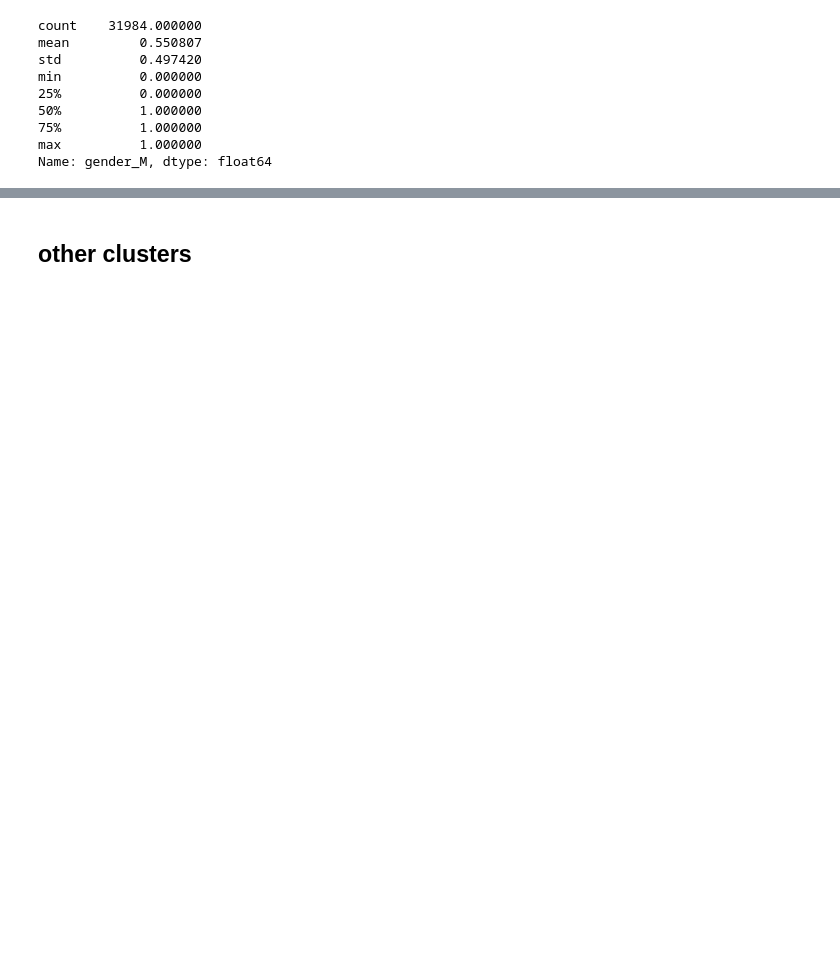
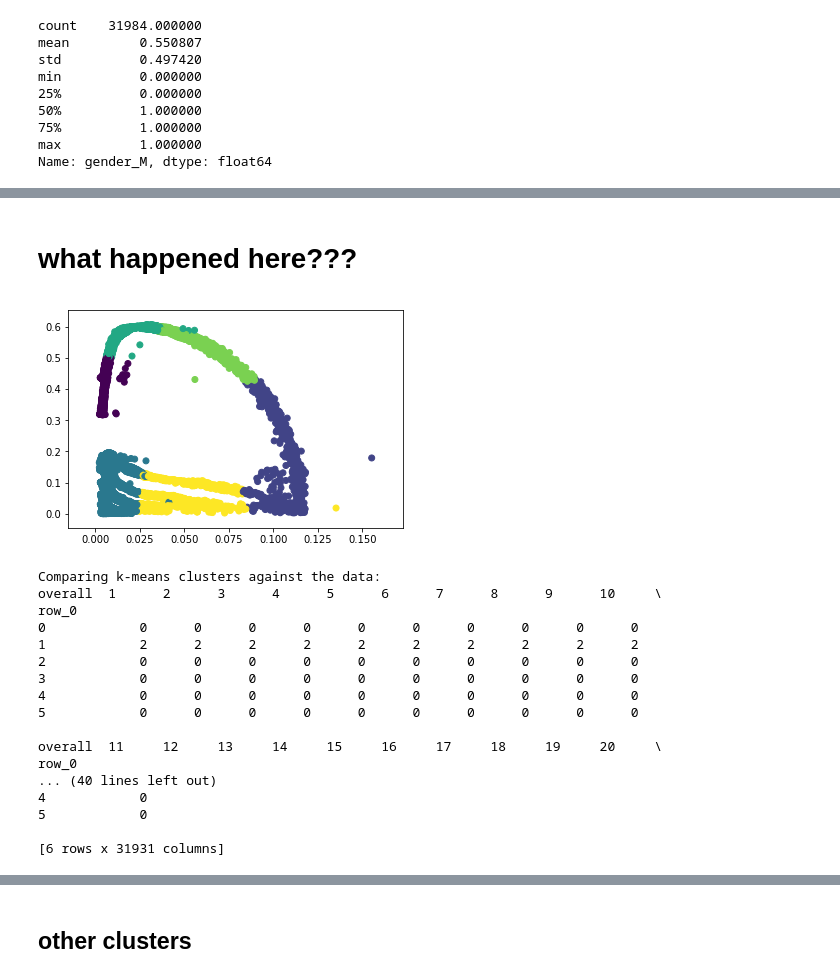
Before and after one commit to kathieking/Thinkful, a Jupyter notebook: check30_challenge_clustering.ipynb, the cells around one changed output, grey strips where cells are left out. Saved outputs shown, nothing was run; the diff lists cells and outputs as text; code cells hidden in the pictures; blank space fills up the shorter version.

```diff
--- a/check30_challenge_clustering.ipynb
+++ b/check30_challenge_clustering.ipynb
@@ -252,0 +339,2 @@ Name: gender_M, dtype: float64
+# %%
+df_boston = df.drop(['name', 'bib', 'state', 'country', 'city'], axis=1)
@@ -346,7 +387,16 @@ plt.show()
+# %%
+# Define the features and the outcome.
+X = df_boston.loc[:, df_boston.columns != 'overall']
+y = df_boston['overall']
 # %%
 from sklearn.cluster import KMeans
-Kmean = KMeans(n_clusters=2)
-Kmean.fit(X)
+Kmean = KMeans(n_clusters=6, random_state=42)
+# Normalize the data.
+X_norm = normalize(X)
+Kmean.fit(X_norm)
+
+# Calculate predicted values.
+y_pred = Kmean.fit_predict(X_norm)
 # %%
 #finding the centroid
 Kmean.cluster_centers_
@@ -367,0 +421,31 @@ y_km = km.fit_predict(X)
+# %% [markdown]
+# what happened here???
+# %%
+#do not use
+
+# Plot the solution.
+plt.scatter(X_norm[:, 0], X_norm[:, 1], c=y_pred)
+plt.show()
+
+# Check the solution against the data.
+print('Comparing k-means clusters against the data:')
+print(pd.crosstab(y_pred, y))
+# %% [output]
+[figure, added]
+Comparing k-means clusters against the data:
+overall  1      2      3      4      5      6      7      8      9      10     \
+row_0
+0            0      0      0      0      0      0      0      0      0      0
+1            2      2      2      2      2      2      2      2      2      2
+2            0      0      0      0      0      0      0      0      0      0
+3            0      0      0      0      0      0      0      0      0      0
+4            0      0      0      0      0      0      0      0      0      0
+5            0      0      0      0      0      0      0      0      0      0
+
+overall  11     12     13     14     15     16     17     18     19     20     \
+row_0
+... (40 lines left out)
+4            0
+5            0
+
+[6 rows x 31931 columns]
```
Also changed, not shown: parts of 69 cells of this notebook.
